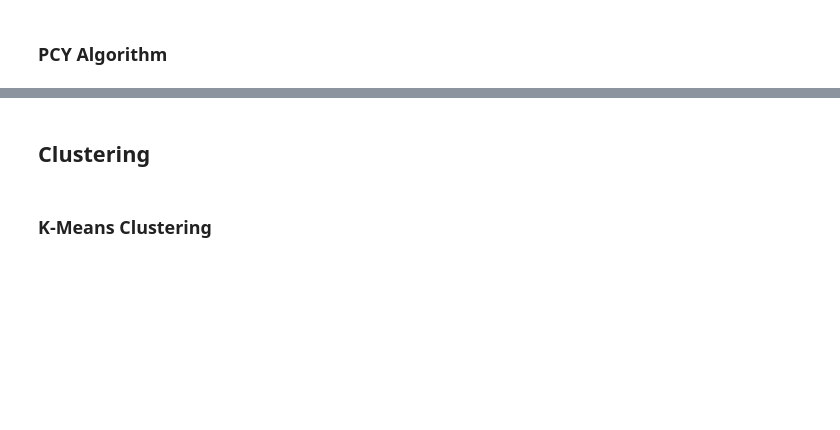
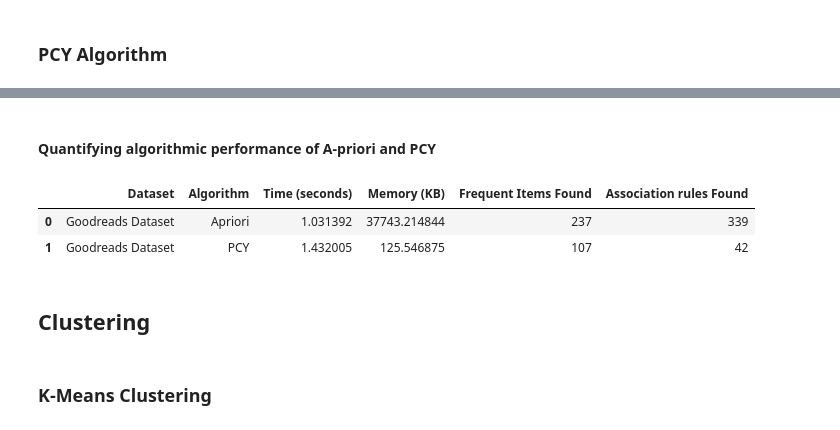
Before and after one commit to albert-moller/BookRecommender, a Jupyter notebook: recommendation_system.ipynb, the cells around one changed output, grey strips where cells are left out. Saved outputs shown, nothing was run; the diff lists cells and outputs as text; code cells hidden in the pictures; blank space fills up the shorter version.

Commit message:
Implemented performance metrics to compare A-Priori and PCY in terms of time, memory and patterns found

```diff
--- a/recommendation_system.ipynb
+++ b/recommendation_system.ipynb
@@ -475,7 +446,7 @@ class PCY:
 
         return freq_pairs
 
-    def run_pcy(self):
+    def run_pcy(self, min_confidence: float):
         item_count, hash_table = self.pass_one()
 
         freq_items = self.filter_freq_items(item_count)
@@ -490,17 +461,14 @@ class PCY:
         for item, count in filtered_item_count.items():
             support = count / self.num_transactions
             if support >= self.min_support:
-                itemset = {'support': support, 'itemset': (item,)}
+                itemset = {'support': support, 'itemsets': (item,)}
                 self.freq_itemsets.append(itemset)
 
         for pair, count in freq_pairs.items():
             support = count / self.num_transactions
-            itemset = {'support': support, 'itemset': set(pair)}
+            itemset = {'support': support, 'itemsets': set(pair)}
             self.freq_itemsets.append(itemset)
 
-        return pd.DataFrame(self.freq_itemsets)
+        rules = association_rules(df=pd.DataFrame(self.freq_itemsets), min_threshold=min_confidence)
+
+        return pd.DataFrame(self.freq_itemsets), pd.DataFrame(rules)
-# %%
-pcy = PCY(train_data, min_support=0.05)
-freq_itemsets_pcy = pcy.run_pcy()
-
-print(freq_itemsets_pcy.head(10))
@@ -518,0 +477,6 @@ print(freq_itemsets_pcy.head(10))
+# %%
+# Initialize the Apriori class.
+pcy_custom = PCY(train_data, min_support=0.05)
+
+# Perform the PCY algorithm to generate frequent itemsets and assocation rules.
+frequent_itemsets_pcy, rules = pcy_custom.run_pcy(min_confidence=0.7)
@@ -524,3 +509,5 @@ print(freq_itemsets_pcy.head(10))
 
 # result = pyfim.pcy(df, min_support=2)
 # print(result)
+# %% [markdown]
+#### Quantifying algorithmic performance of A-priori and PCY
@@ -527,3 +580,16 @@ print(freq_itemsets_pcy.head(10))
+# %%
+apriori_custom = Apriori
+pcy_custom = PCY
+
+performance = FrequentItemsPerformance(apriori_custom, pcy_custom)
+results = performance.compare_algorithms(df=train_data, min_support=0.05, min_confidence=0.7)
+# %%
+# Display performance results
+results
+# %% [output]
+|  | Dataset | Algorithm | Time (seconds) | Memory (KB) | Frequent Items Found | Association rules Found |
+| 0 | Goodreads Dataset | Apriori | 1.031392 | 37743.214844 | 237 | 339 |
+| 1 | Goodreads Dataset | PCY | 1.432005 | 125.546875 | 107 | 42 |
 # %% [markdown]
 ## **Clustering**
 # %% [markdown]
```
Also changed, not shown: parts of 10 cells of this notebook.
